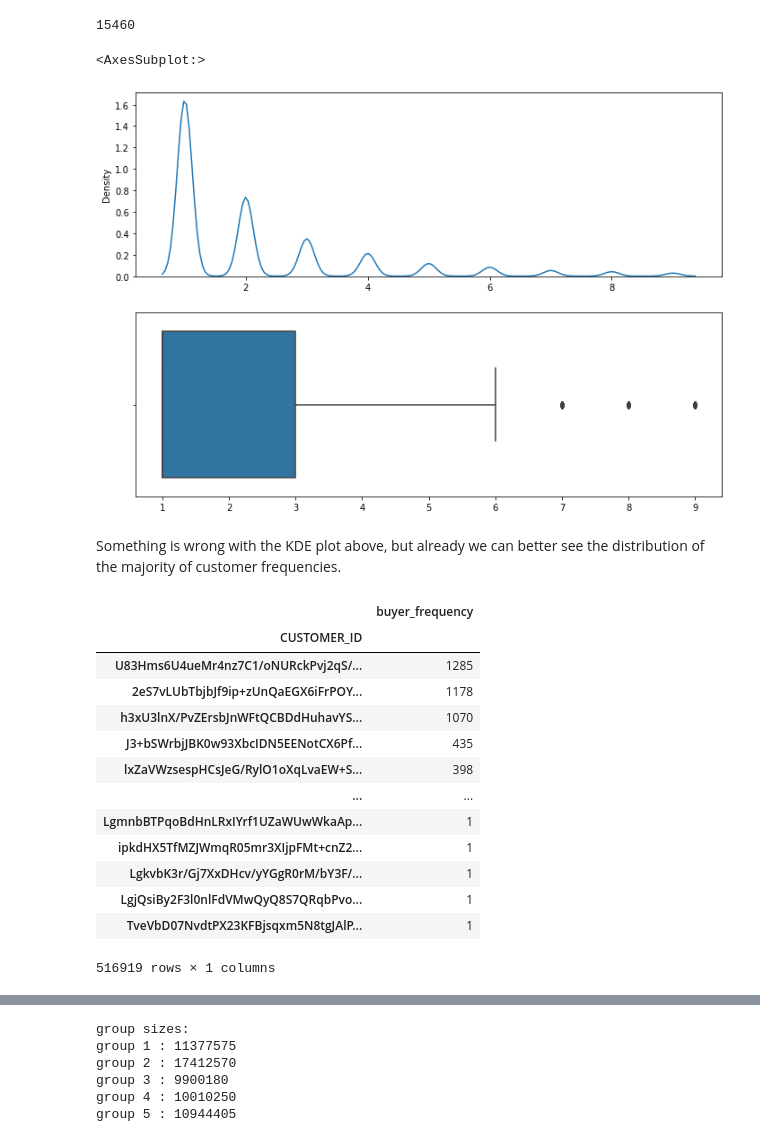
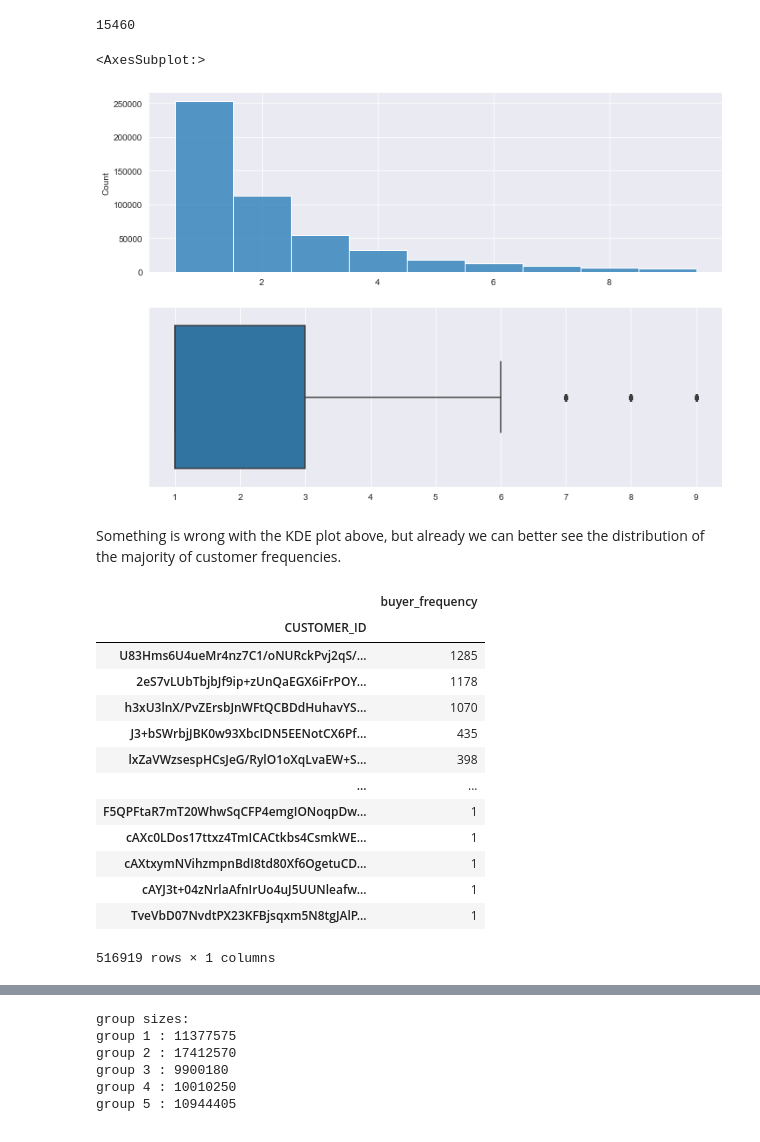
Before and after one commit to LiviReka/CamperRecommender, a Jupyter notebook: data-exploration.ipynb, the cells around one changed output, grey strips where cells are left out. Cells and saved outputs as stored; diff of their text form; code cells hidden in the pictures.

Commit message:
added more graphs

```diff
--- a/data-exploration.ipynb
+++ b/data-exploration.ipynb
@@ -6,8 +6,9 @@ import seaborn as sns
 import re
 from src import user_item_split
 from scipy import stats
+sns.set_style("darkgrid")
 # %%
-data = pd.read_csv('./data/Consumidor_Venta_Producto_UPC_Recom_2018_2020.csv')
+data = pd.read_csv('./data/Consumidor_Venta_Producto_UPC_Recom_2018_2020.csv',parse_dates=True)
 english_cols = {'FACTURA_ID': 'INVOICE_ID', 'FACTURA_POSICION_ID': 'INVOICE_POSITION_ID', 'CUSTOMER_ID': 'CUSTOMER_ID',
                 'FACTURA_CLASE_DOCUMENTO_ID': 'INVOICE_DOCUMENT_CLASS_ID', 'ANO_MES_FACTURA': 'INVOICE_MONTH_YEAR',
                 'ANO_FACTURA': 'ORDER_YEAR', 'MES_FACTURA': 'ORDER_MONTH', 'FECHA_FACTURA': 'INVOICE_DATE',
@@ -28,5 +29,6 @@ english_cols = {'FACTURA_ID': 'INVOICE_ID', 'FACTURA_POSICION_ID': 'INVOICE_POSI
                 'CIUDAD_CONTACTO': 'CITY_CONTACT', 'IDIOMA_CONTACTO': 'LANGUAGE_CONTACT'}
 # %%
 data = data.rename(columns=english_cols)
+data['INVOICE_DATE'] = pd.to_datetime(data['INVOICE_DATE'])
 # %%
 customer_frequency = data.value_counts('CUSTOMER_ID')
@@ -64,11 +65,11 @@ customer_frequency.size - customer_freq_no_out.size
 15460
 # %%
 fig, ax =plt.subplots(2,1, figsize=(11.7, 8.27))
-sns.kdeplot(customer_freq_no_out,ax=ax[0])
+sns.histplot(customer_freq_no_out,ax=ax[0],discrete=True)
 sns.boxplot(customer_freq_no_out,ax=ax[1])
 # %% [output]
 <AxesSubplot:>
-[figure, old version]
+[figure, new version]
 # %% [markdown]
 Something is wrong with the KDE plot above, but already we can better see the distribution of the majority of customer frequencies.
 # %%
@@ -84,10 +85,10 @@ customer_frequency
 | J3+bSWrbjJBK0w93XbcIDN5EENotCX6Pf... | 435 |
 | lxZaVWzsespHCsJeG/RylO1oXqLvaEW+S... | 398 |
 | ... | ... |
-| LgmnbBTPqoBdHnLRxIYrf1UZaWUwWkaAp... | 1 |
-| ipkdHX5TfMZJWmqR05mr3XIjpFMt+cnZ2... | 1 |
-| LgkvbK3r/Gj7XxDHcv/yYGgR0rM/bY3F/... | 1 |
-| LgjQsiBy2F3l0nlFdVMwQyQ8S7QRqbPvo... | 1 |
+| F5QPFtaR7mT20WhwSqCFP4emgIONoqpDw... | 1 |
+| cAXc0LDos17ttxz4TmICACtkbs4CsmkWE... | 1 |
+| cAXtxymNVihzmpnBdI8td80Xf6OgetuCD... | 1 |
+| cAYJ3t+04zNrlaAfnIrUo4uJ5UUNleafw... | 1 |
 | TveVbD07NvdtPX23KFBjsqxm5N8tgJAlP... | 1 |
 516919 rows × 1 columns
 # %%
```
Also changed, not shown: parts of 10 cells of this notebook.
